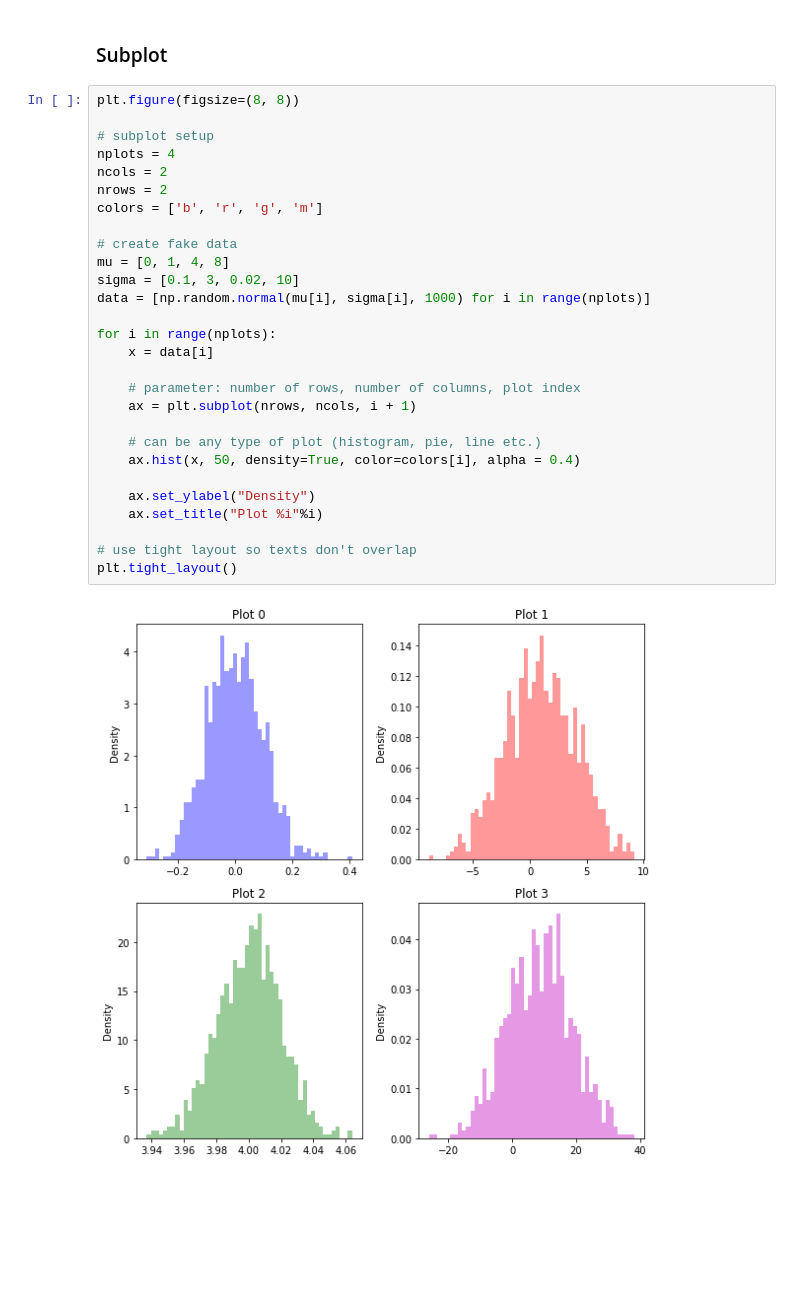
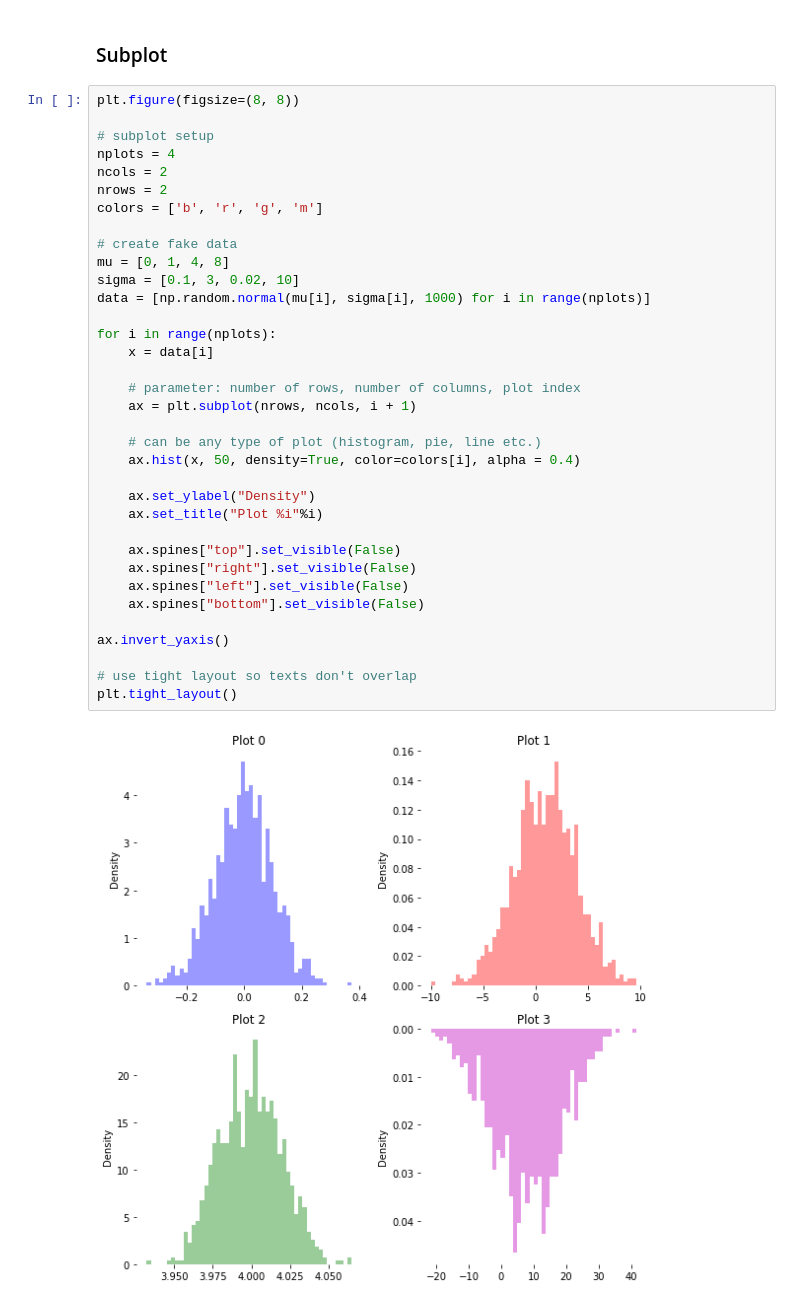
Before and after one commit to shawlu95/Data-Science-Toolbox, a Jupyter notebook: visualization/matplotlib.ipynb, the cells around one changed output. Saved outputs shown, nothing was run; the diff lists cells and outputs as text; blank space fills up the shorter version.

```diff
--- a/visualization/matplotlib.ipynb
+++ b/visualization/matplotlib.ipynb
@@ -127,30 +149,37 @@ plt.show()
 # %%
 plt.figure(figsize=(8, 8))
 
 # subplot setup
 nplots = 4
 ncols = 2
 nrows = 2
 colors = ['b', 'r', 'g', 'm']
 
 # create fake data
 mu = [0, 1, 4, 8]
 sigma = [0.1, 3, 0.02, 10]
 data = [np.random.normal(mu[i], sigma[i], 1000) for i in range(nplots)]
 
 for i in range(nplots):
     x = data[i]
 
     # parameter: number of rows, number of columns, plot index
     ax = plt.subplot(nrows, ncols, i + 1)
 
     # can be any type of plot (histogram, pie, line etc.)
     ax.hist(x, 50, density=True, color=colors[i], alpha = 0.4)
 
     ax.set_ylabel("Density")
     ax.set_title("Plot %i"%i)
 
+    ax.spines["top"].set_visible(False)
+    ax.spines["right"].set_visible(False)
+    ax.spines["left"].set_visible(False)
+    ax.spines["bottom"].set_visible(False)
+
+ax.invert_yaxis()
+
 # use tight layout so texts don't overlap
 plt.tight_layout()
 # %% [output]
-[figure, old version]
+[figure, new version]
```
Also changed, not shown: parts of 4 cells of this notebook.
